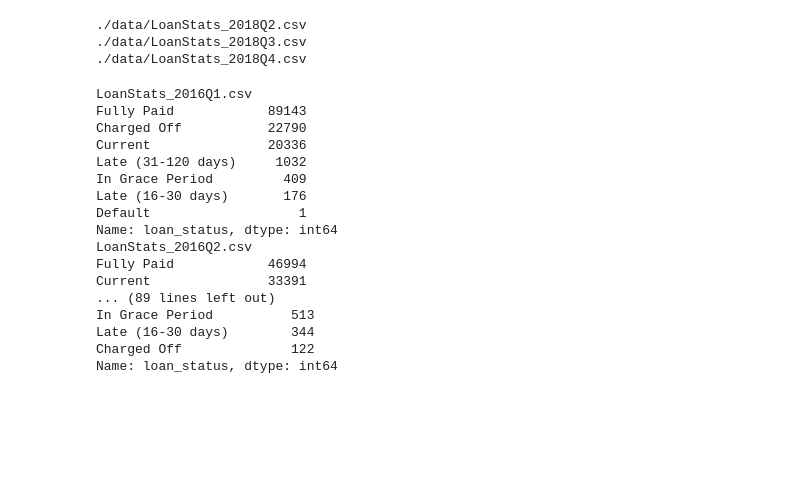
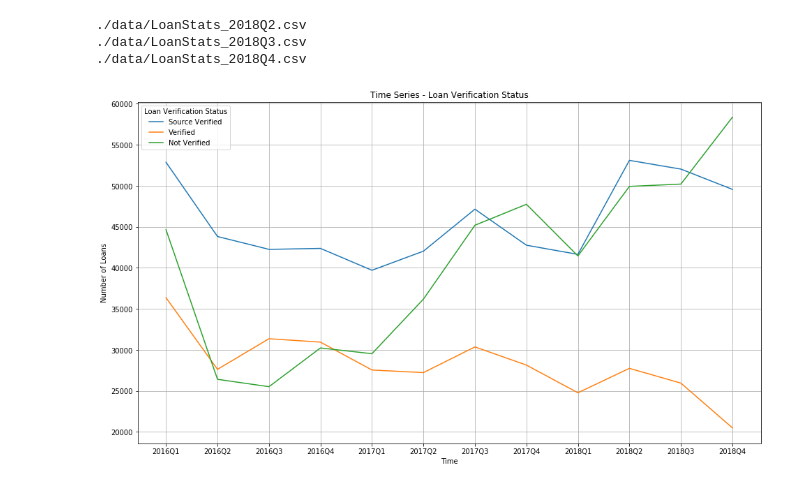
Before and after one commit to juszhan/LendingClub-Profitability, a Jupyter notebook: lendingclub_time_series_analysis.ipynb, the cells around one changed output. Saved outputs shown, nothing was run; the diff lists cells and outputs as text; code cells hidden in the pictures; blank space fills up the shorter version.

Commit message:
Added time series loan verification status

```diff
--- a/lendingclub_time_series_analysis.ipynb
+++ b/lendingclub_time_series_analysis.ipynb
@@ -11,13 +11,15 @@ _PRNG = RandomState(0)
 # %%
 _DATA_DIR = "./data"
 
+names = []
 dataset = []
 
 for file_name in os.listdir(_DATA_DIR):
     if file_name.endswith(".csv"):
         full_file_path = _DATA_DIR + "/" + file_name
         print(full_file_path)
-        dataset.append((file_name, pd.read_csv(full_file_path)))
+        dataset.append(pd.read_csv(full_file_path))
+        names.append(file_name[10:16])
 # %% [output]
 ./data/LoanStats_2016Q1.csv
 ./data/LoanStats_2016Q2.csv
@@ -31,25 +33,25 @@ for file_name in os.listdir(_DATA_DIR):
 ./data/LoanStats_2018Q2.csv
 ./data/LoanStats_2018Q3.csv
 ./data/LoanStats_2018Q4.csv
-# %%
-for name, df in dataset:
-    print(name)
-    print(df["loan_status"].value_counts())
-# %% [output]
-LoanStats_2016Q1.csv
-Fully Paid            89143
-Charged Off           22790
-Current               20336
-Late (31-120 days)     1032
-In Grace Period         409
-Late (16-30 days)       176
-Default                   1
-Name: loan_status, dtype: int64
-LoanStats_2016Q2.csv
-Fully Paid            46994
-Current               33391
-... (89 lines left out)
-In Grace Period          513
-Late (16-30 days)        344
-Charged Off              122
-Name: loan_status, dtype: int64
+# %%
+verification_status = {k:[] for k in dataset[0]["verification_status"].unique()}
+
+for df in dataset:
+    for k,v in df["verification_status"].value_counts().iteritems():
+        verification_status[k].append(v)
+# %%
+plt.figure(figsize=(16,9))
+
+x = list(range(len(x)))
+for k in verification_status.keys():
+    y = verification_status[k]
+    plt.plot(x, y, label=k)
+plt.xticks(ticks=list(range(len(names))), labels=names)
+plt.grid(True)
+plt.xlabel("Time")
+plt.ylabel("Number of Loans")
+plt.legend(title="Loan Verification Status")
+plt.title("Time Series - Loan Verification Status")
+plt.show()
+# %% [output]
+[figure, added]
```
Also changed, not shown: parts of 3 cells of this notebook.
